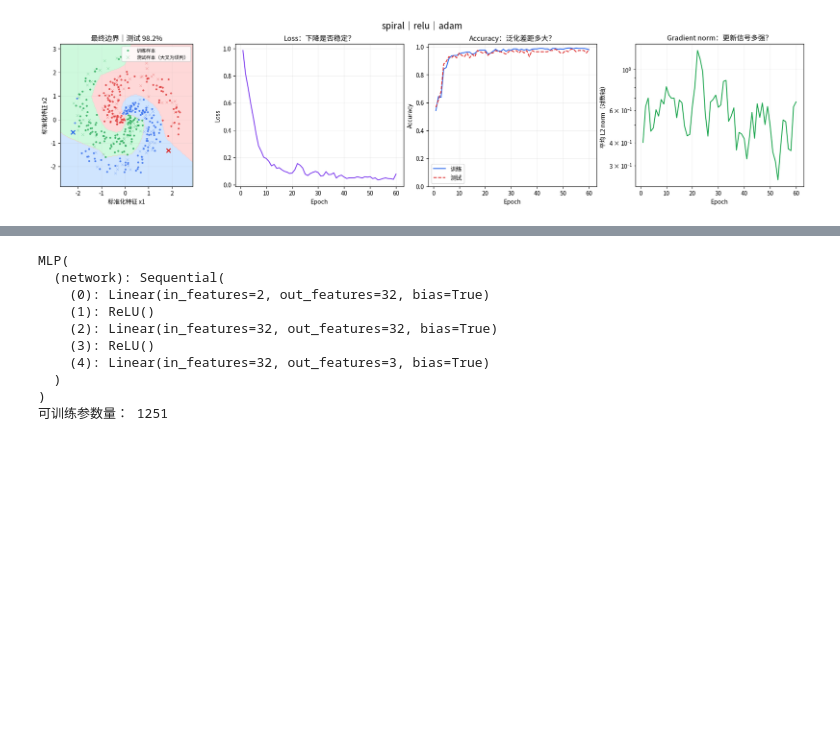
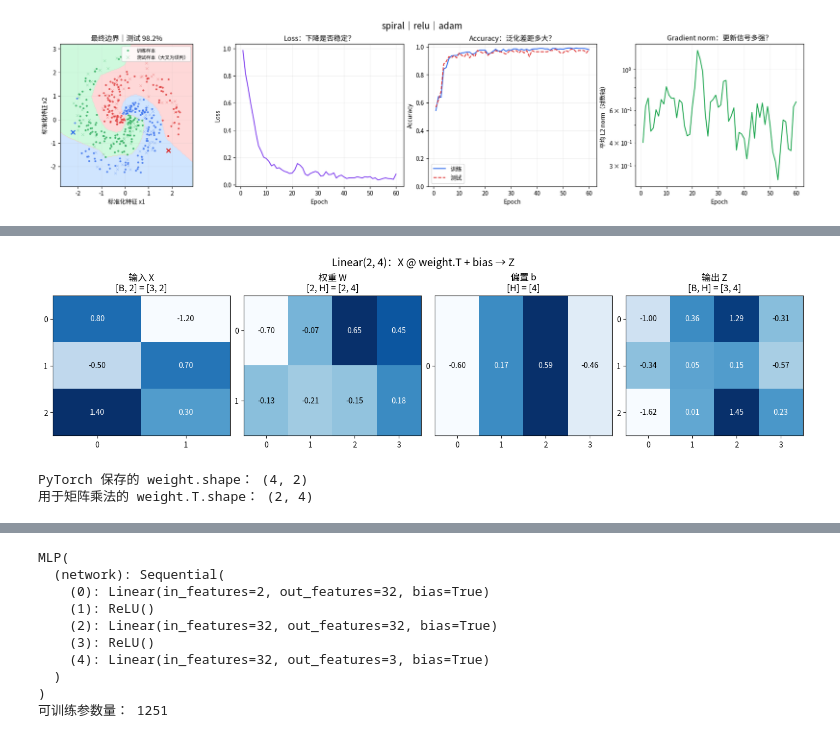
Before and after one commit to AYHQChang/2026DeeplearningDemo, a Jupyter notebook: 01_mlp_lab/03_训练第一个MLP.ipynb, the cells around one changed output, grey strips where cells are left out. Saved outputs shown, nothing was run; the diff lists cells and outputs as text; code cells hidden in the pictures; blank space fills up the shorter version.

```diff
--- a/01_mlp_lab/03_训练第一个MLP.ipynb
+++ b/01_mlp_lab/03_训练第一个MLP.ipynb
@@ -43,0 +111,33 @@ spiral｜relu｜adam                    98.2%       1,251        0.21        0.6
+# %%
+batch = torch.tensor([[0.8, -1.2], [-0.5, 0.7], [1.4, 0.3]])
+linear = nn.Linear(in_features=2, out_features=4)
+with torch.no_grad():
+    linear_output = linear(batch)
+
+panels = [
+    (batch.numpy(), "输入 X", "[B, 2] = [3, 2]"),
+    (linear.weight.T.detach().numpy(), "权重 W", "[2, H] = [2, 4]"),
+    (linear.bias.detach().numpy()[None, :], "偏置 b", "[H] = [4]"),
+    (linear_output.detach().numpy(), "输出 Z", "[B, H] = [3, 4]"),
+]
+fig, axes = plt.subplots(1, 4, figsize=(14, 3.6), layout="constrained")
+for ax, (values, title, shape_text) in zip(axes, panels):
+    ax.imshow(values, cmap="Blues", aspect="auto")
+    for row in range(values.shape[0]):
+        for column in range(values.shape[1]):
+            text_color = "white" if values[row, column] > (values.min() + values.max()) / 2 else "black"
+            ax.text(column, row, f"{values[row, column]:.2f}",
+                    ha="center", va="center", color=text_color)
+    ax.set_title(f"{title}\n{shape_text}")
+    ax.set_xticks(range(values.shape[1]))
+    ax.set_yticks(range(values.shape[0]))
+fig.suptitle("Linear(2, 4)：X @ weight.T + bias → Z", fontsize=14)
+plt.show()
+
+print("PyTorch 保存的 weight.shape：", tuple(linear.weight.shape))
+print("用于矩阵乘法的 weight.T.shape：", tuple(linear.weight.T.shape))
+assert linear_output.shape == (3, 4)
+# %% [output]
+[figure, added]
+PyTorch 保存的 weight.shape： (4, 2)
+用于矩阵乘法的 weight.T.shape： (2, 4)
```
Also changed, not shown: parts of 13 cells of this notebook, 2 other files.
